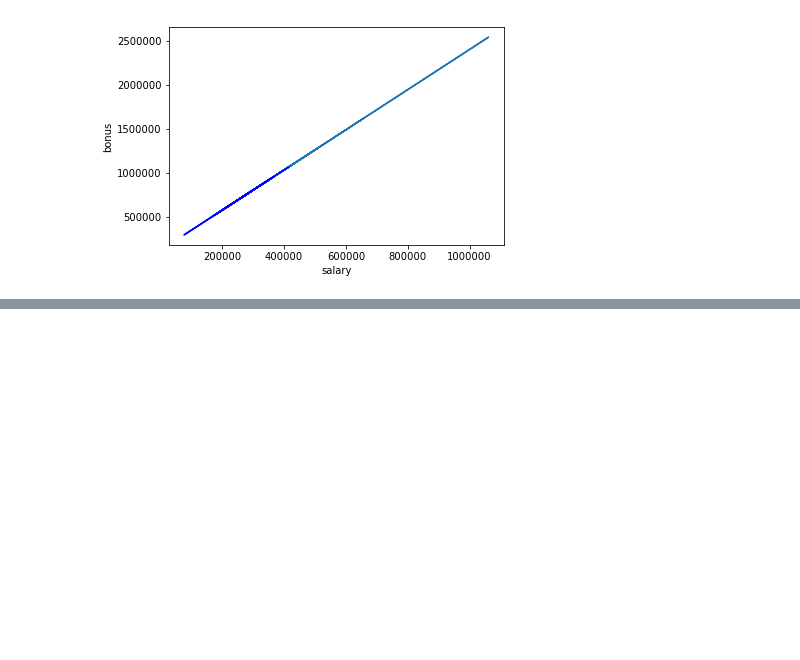
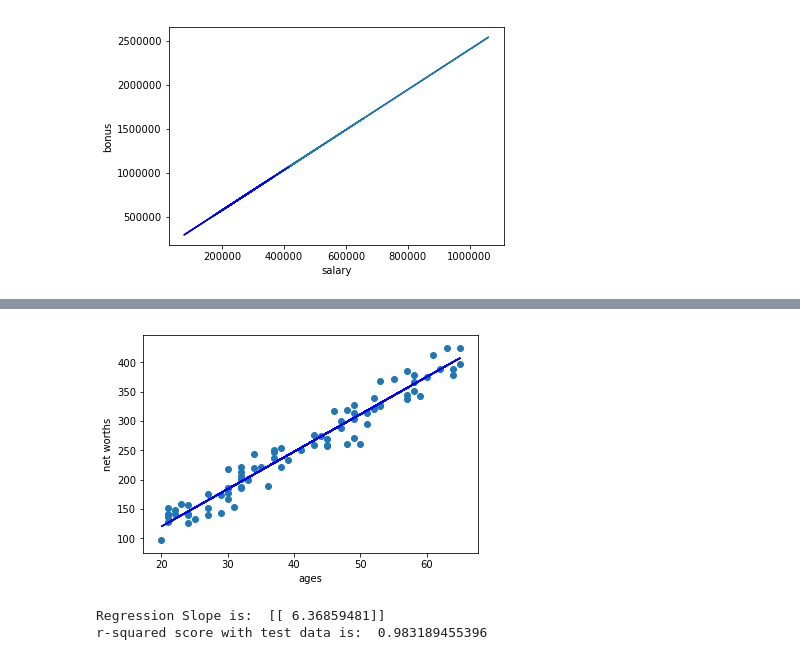
Before and after one commit to nmeliasp/Machine-Learning, a Jupyter notebook: ML - Datasets and Questions - Enron Dataset.ipynb, the cells around one changed output, grey strips where cells are left out. Cells and saved outputs as stored; diff of their text form; code cells hidden in the pictures; blank space fills up the shorter version.

```diff
--- a/ML - Datasets and Questions - Enron Dataset.ipynb
+++ b/ML - Datasets and Questions - Enron Dataset.ipynb
@@ -534,0 +619,32 @@ plt.show()
+# %%
+### only run this code if cleaned_data is returning data
+if len(cleaned_data) > 0:
+    ages, net_worths, errors = zip(*cleaned_data)
+    ages       = numpy.reshape( numpy.array(ages), (len(ages), 1))
+    net_worths = numpy.reshape( numpy.array(net_worths), (len(net_worths), 1))
+
+    ### refit your cleaned data!
+    try:
+        reg.fit(ages, net_worths)
+        plt.plot(ages, reg.predict(ages), color="blue")
+    except NameError:
+        print "you don't seem to have regression imported/created,"
+        print "   or else your regression object isn't named reg"
+        print "   either way, only draw the scatter plot of the cleaned data"
+    plt.scatter(ages, net_worths)
+    plt.xlabel("ages")
+    plt.ylabel("net worths")
+    plt.show()
+    # Slope of Regression Without Outliers
+    print "Regression Slope is: ", reg.coef_
+
+    # Score of Regressions without Outliers
+    print "r-squared score with test data is: ", reg.score(ages_test,net_worths_test)
+
+
+else:
+    print "outlierCleaner() is returning an empty list, no refitting to be done"
+# %% [output]
+[figure, added]
+Regression Slope is:  [[ 6.36859481]]
+r-squared score with test data is:  0.983189455396
```
Also changed, not shown: parts of 7 cells of this notebook.
